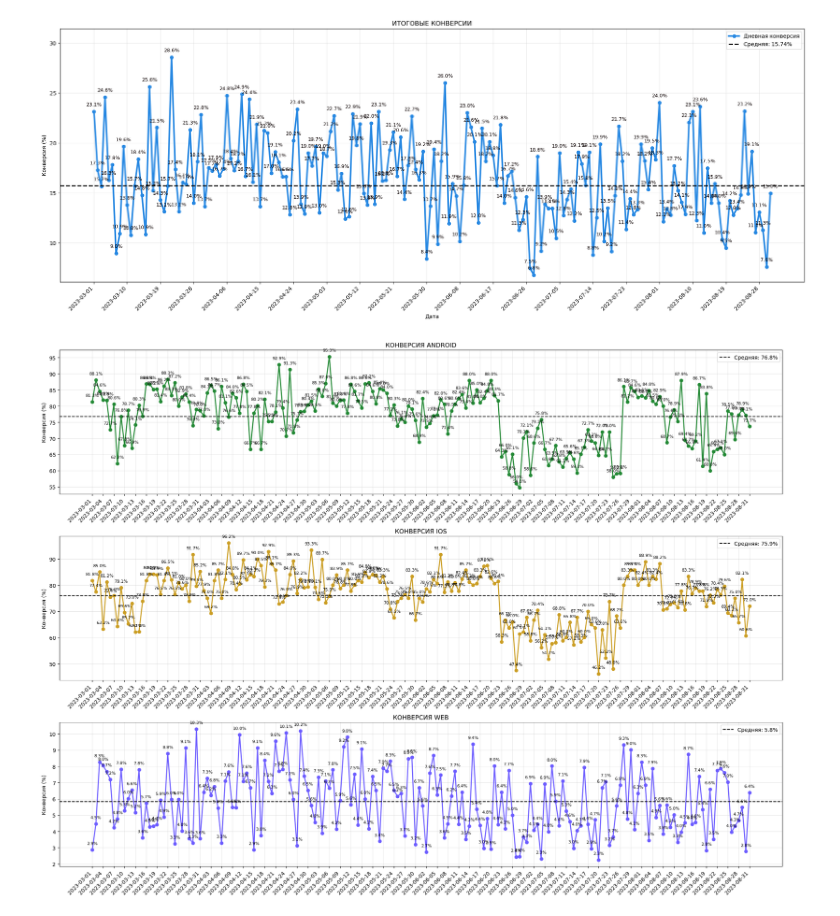
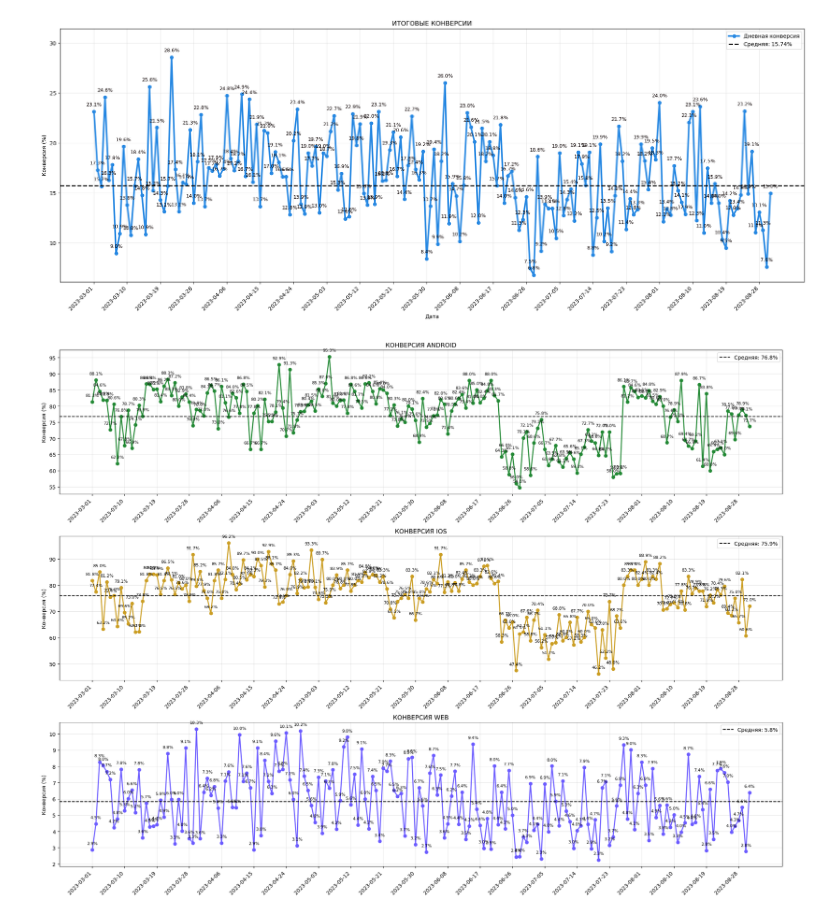
Before and after one commit to EvgenyPerevera/data-analytics-project-100, a Jupyter notebook: charts_project.ipynb, the cells around one changed output. Cells and saved outputs as stored; diff of their text form; code cells hidden in the pictures.

Commit message:
Data analytics project with visualizations

```diff
--- a/charts_project.ipynb
+++ b/charts_project.ipynb
@@ -339,22 +372,21 @@ print(f"Тип date_group: {ads_final['date_group'].dtype}")
 Тип date_group: int64
 # %%
 # ГРАФИК ИТОГОВЫХ ВИЗИТОВ
-
 plt.figure(figsize=(16, 7))
 
 # Создаем временную дату для фильтрации
 ads_final['date_group_dt'] = pd.to_datetime(ads_final['date_group'], unit='ms')
 
 # Фильтруем даты
-start_date = pd.Timestamp(START_DATE)
-end_date = pd.Timestamp(END_DATE)
+filter_start_date = pd.Timestamp(DATE_BEGIN)
+filter_end_date = pd.Timestamp(DATE_END)
 
-# Суммируем визиты по дням (агрегируем по датам)
+# Суммируем визиты по дням
 daily_visits = ads_final.groupby('date_group_dt')['visits'].sum().reset_index()
 
-# Фильтруем по дате
-filtered_data = daily_visits[(daily_visits['date_group_dt'] >= start_date) &
-                             (daily_visits['date_group_dt'] <= end_date)].copy()
+# Фильтруем по дате из переменных окружения
+filtered_data = daily_visits[(daily_visits['date_group_dt'] >= filter_start_date) &
+                             (daily_visits['date_group_dt'] <= filter_end_date)].copy()
 
 # Сортируем по дате
 filtered_data = filtered_data.sort_values('date_group_dt')
@@ -370,7 +402,7 @@ for bar in bars:
     plt.text(bar.get_x() + bar.get_width()/2., bar.get_height() + 10,
              f'{int(bar.get_height())}', ha='center', fontsize=9)
 
-plt.title('ИТОГОВЫЕ ВИЗИТЫ (ПО ДНЯМ)')
+plt.title(f'ИТОГОВЫЕ ВИЗИТЫ (ПО ДНЯМ)')
 plt.ylabel('Визиты')
 
 # Настройка осей
@@ -386,7 +418,7 @@ plt.grid(True, axis='y', alpha=0.3, linestyle='--')
 plt.tight_layout()
 
 # Сохраняем и показываем график
-plt.savefig(charts_dir / 'total_visits.png', dpi=300, bbox_inches='tight')
+plt.savefig('./charts/total_visits.png', dpi=300, bbox_inches='tight')
 plt.show()
 # %% [output]
 [figure]
@@ -641,57 +707,67 @@ plt.show()
 [figure]
 # %%
 # ГРАФИК КОНВЕРСИЙ ПО ПЛАТФОРМАМ
-
 fig, axes = plt.subplots(3, 1, figsize=(20, 15))
 step = 3
 platform_data = final_df.copy()
 
 # Преобразуем date_group в datetime для фильтрации
 platform_data['date_group_dt'] = pd.to_datetime(platform_data['date_group'], unit='ms')
 
 # Фильтруем по дате
-start_date = pd.Timestamp(START_DATE)
-end_date = pd.Timestamp(END_DATE)
+filter_start_date = pd.Timestamp(DATE_BEGIN)
+filter_end_date = pd.Timestamp(DATE_END)
 platform_data = platform_data[
-    (platform_data['date_group_dt'] >= start_date) &
-    (platform_data['date_group_dt'] <= end_date)
+    (platform_data['date_group_dt'] >= filter_start_date) &
+    (platform_data['date_group_dt'] <= filter_end_date)
 ].copy()
 
-for idx, platform in enumerate(['android', 'ios', 'web']):
-    ax = axes[idx]
-    platform_df = platform_data.query('platform == @platform').sort_values('date_group_dt')
+# Проверяем, есть ли данные
+if platform_data.empty:
+    print("Внимание: Нет данных для построения графика конверсий по платформам")
+else:
+    for idx, platform in enumerate(['android', 'ios', 'web']):
+        ax = axes[idx]
+        platform_df = platform_data.query('platform == @platform').sort_values('date_group_dt')
 
-    x_positions = range(len(platform_df))
-    dates = platform_df['date_group_dt'].dt.strftime('%Y-%m-%d')
+        if platform_df.empty:
+            ax.text(0.5, 0.5, f'Нет данных для {platform.upper()}',
+                    ha='center', va='center', transform=ax.transAxes, fontsize=14)
+            ax.set_title(f'КОНВЕРСИЯ {platform.upper()} (нет данных)')
+            continue
 
-    ax.plot(x_positions, platform_df['conversion'],
-            color=["#238935", "#CB9E24", "#6C5CFF"][idx], linewidth=2, marker='o')
+        x_positions = range(len(platform_df))
+        dates = platform_df['date_group_dt'].dt.strftime('%Y-%m-%d')
 
-    # Подписи точек
-    for i, (pos, conv) in enumerate(zip(x_positions, platform_df['conversion'])):
-        ax.annotate(f'{conv:.1f}%', xy=(pos, conv), xytext=(0, 10),
-                    textcoords='offset points', ha='center', fontsize=8)
+        ax.plot(x_positions, platform_df['conversion'],
+                color=["#238935", "#CB9E24", "#6C5CFF"][idx], linewidth=2, marker='o')
 
-    # Средняя линия
-    ax.axhline(y=platform_df['conversion'].mean(), color='black', linestyle='--',
-               label=f'Средняя: {platform_df["conversion"].mean():.1f}%')
+        # Подписи точек
+        for i, (pos, conv) in enumerate(zip(x_positions, platform_df['conversion'])):
+            ax.annotate(f'{conv:.1f}%', xy=(pos, conv), xytext=(0, 10),
+                        textcoords='offset points', ha='center', fontsize=8)
 
-    # Шаг дат
-    xticks = list(range(0, len(platform_df), step))
-    ax.set_xticks(xticks)
-    ax.set_xticklabels([dates.iloc[i] for i in xticks], rotation=45, ha='right')
+        # Средняя линия
+        ax.axhline(y=platform_df['conversion'].mean(), color='black', linestyle='--',
+                   label=f'Средняя: {platform_df["conversion"].mean():.1f}%')
 
-    ax.set_title(f'КОНВЕРСИЯ {platform.upper()}')
-    ax.set_ylabel('Конверсия (%)')
-    ax.legend()
-    ax.grid(True, alpha=0.3)
+        # Шаг дат
+        step = max(1, len(platform_df) // 20)
+        xticks = list(range(0, len(platform_df), step))
+        ax.set_xticks(xticks)
+        ax.set_xticklabels([dates.iloc[i] for i in xticks], rotation=45, ha='right')
 
-plt.tight_layout()
+        ax.set_title(f'КОНВЕРСИЯ {platform.upper()}')
+        ax.set_ylabel('Конверсия (%)')
+        ax.legend()
+        ax.grid(True, alpha=0.3)
 
-# Сохраняем и показываем график
-plt.savefig(charts_dir / 'total_conversion_by_platform.png', dpi=300, bbox_inches='tight')
-plt.show()
+    plt.tight_layout()
+
+    # Сохраняем и показываем график
+    plt.savefig('./charts/total_conversion_by_platform.png', dpi=300, bbox_inches='tight')
+    plt.show()
 # %% [output]
-[figure, old version]
+[figure, new version]
 # %%
 # ГРАФИК СТОИМОСТИ РЕКЛАМЫ
```
Also changed, not shown: parts of 23 cells of this notebook, 5 other files.
